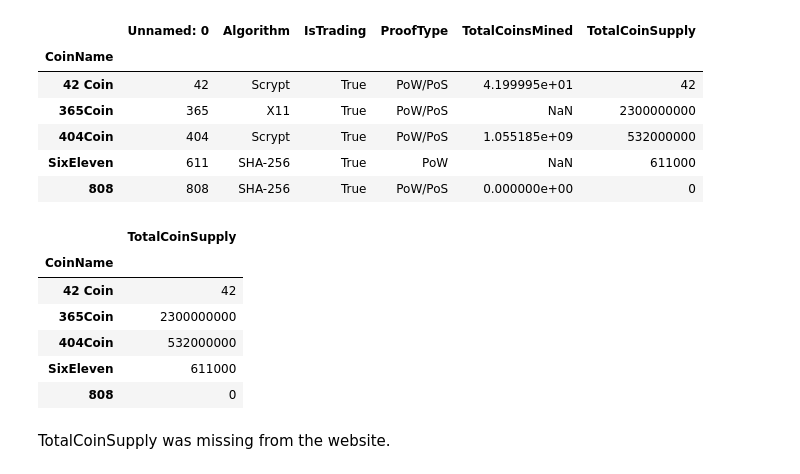
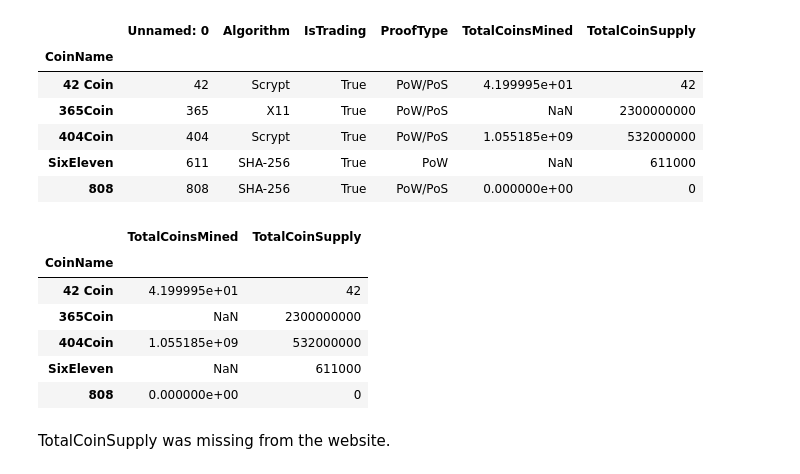
Before and after one commit to MatthewPuttroff/HWUnit13, a Jupyter notebook: Instructions/Starter_Files/crypto_clustering.ipynb, the cells around one changed output. Saved outputs shown, nothing was run; the diff lists cells and outputs as text; code cells hidden in the pictures.

```diff
--- a/Instructions/Starter_Files/crypto_clustering.ipynb
+++ b/Instructions/Starter_Files/crypto_clustering.ipynb
@@ -77,20 +77,19 @@ coin_supply_df.head()
 # %%
 coin_supply_df.drop(columns=[
     'Unnamed: 0',
     'Algorithm',
     'IsTrading',
     'ProofType',
-    'TotalCoinsMined'
 ], inplace=True)
 coin_supply_df.head()
 # %% [output]
-|  | TotalCoinSupply |
-| CoinName |  |
-| 42 Coin | 42 |
-| 365Coin | 2300000000 |
-| 404Coin | 532000000 |
-| SixEleven | 611000 |
-| 808 | 0 |
+|  | TotalCoinsMined | TotalCoinSupply |
+| CoinName |  |  |
+| 42 Coin | 4.199995e+01 | 42 |
+| 365Coin | NaN | 2300000000 |
+| 404Coin | 1.055185e+09 | 532000000 |
+| SixEleven | NaN | 611000 |
+| 808 | 0.000000e+00 | 0 |
 # %% [markdown]
 TotalCoinSupply was missing from the website.
 # %%
```
Also changed, not shown: parts of 20 cells of this notebook.
